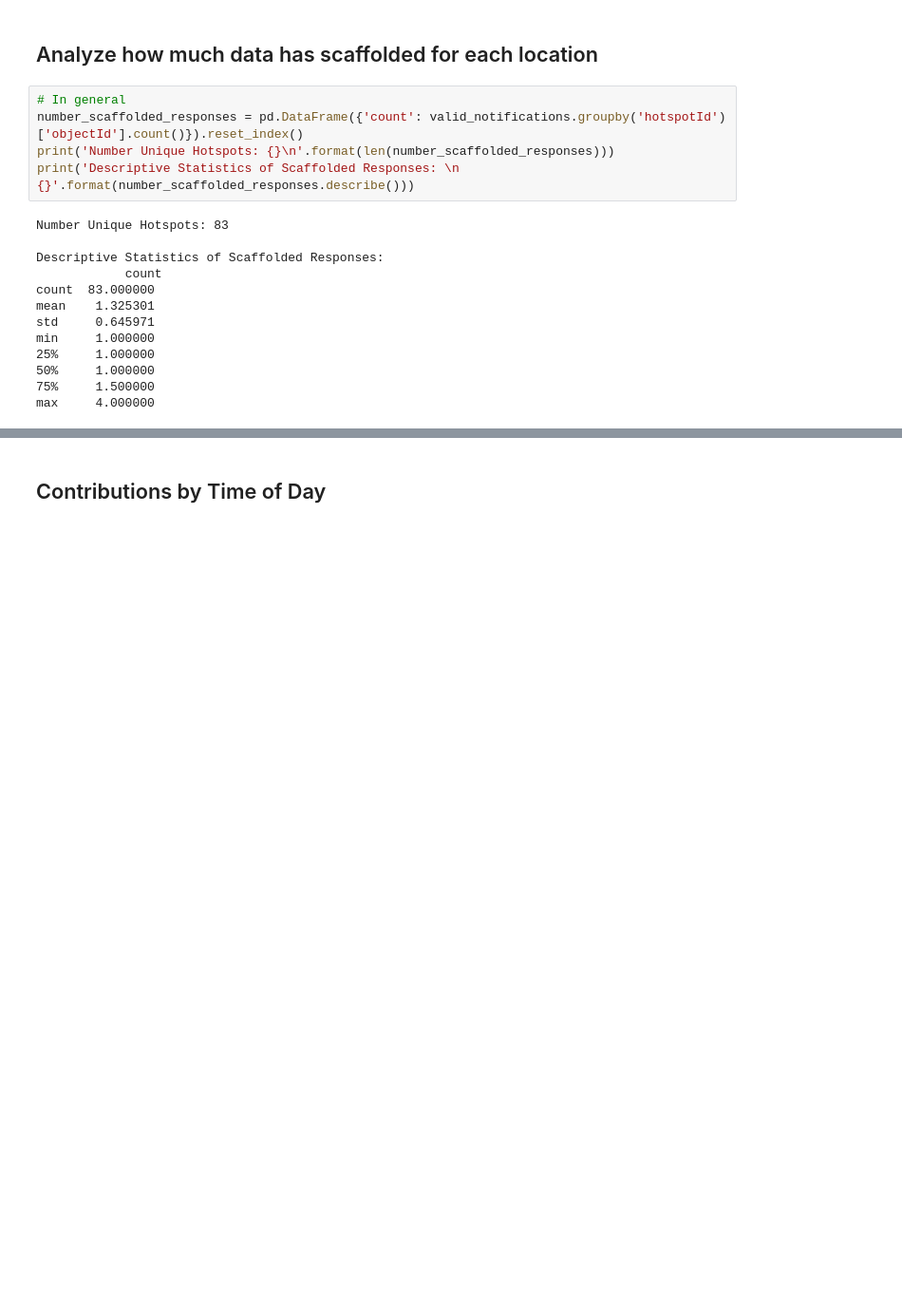
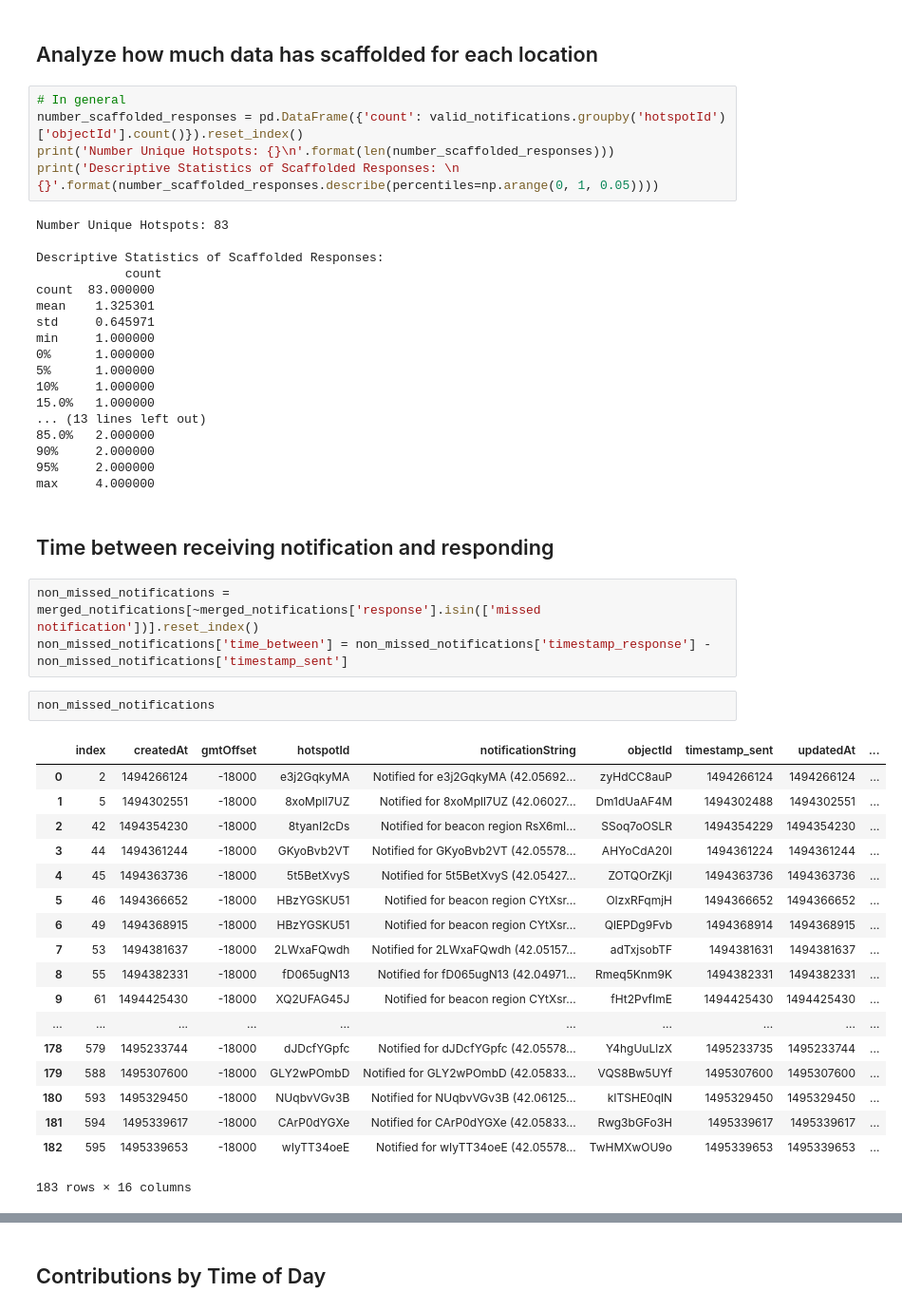
Before and after one commit to NUDelta/les-study-analysis, a Jupyter notebook: explore-study-analysis.ipynb, the cells around one changed output, grey strips where cells are left out. Shown at 95% size. Saved outputs shown, nothing was run; the diff lists cells and outputs as text; blank space fills up the shorter version.

Commit message:
time between analysis

```diff
--- a/explore-study-analysis.ipynb
+++ b/explore-study-analysis.ipynb
@@ -335,7 +339,7 @@ Valid Responses by Location:
 # In general
 number_scaffolded_responses = pd.DataFrame({'count': valid_notifications.groupby('hotspotId')['objectId'].count()}).reset_index()
 print('Number Unique Hotspots: {}\n'.format(len(number_scaffolded_responses)))
-print('Descriptive Statistics of Scaffolded Responses: \n {}'.format(number_scaffolded_responses.describe()))
+print('Descriptive Statistics of Scaffolded Responses: \n {}'.format(number_scaffolded_responses.describe(percentiles=np.arange(0, 1, 0.05))))
 # %% [output]
 Number Unique Hotspots: 83
 
@@ -345,7 +349,38 @@ count  83.000000
 mean    1.325301
 std     0.645971
 min     1.000000
-25%     1.000000
-50%     1.000000
-75%     1.500000
+0%      1.000000
+5%      1.000000
+10%     1.000000
+15.0%   1.000000
+... (13 lines left out)
+85.0%   2.000000
+90%     2.000000
+95%     2.000000
 max     4.000000
+# %% [markdown]
+## Time between receiving notification and responding
+# %%
+non_missed_notifications = merged_notifications[~merged_notifications['response'].isin(['missed notification'])].reset_index()
+non_missed_notifications['time_between'] = non_missed_notifications['timestamp_response'] - non_missed_notifications['timestamp_sent']
+# %%
+non_missed_notifications
+# %% [output]
+|  | index | createdAt | gmtOffset | hotspotId | notificationString | objectId | timestamp_sent | updatedAt | ... |
+| 0 | 2 | 1494266124 | -18000 | e3j2GqkyMA | Notified for e3j2GqkyMA (42.05692... | zyHdCC8auP | 1494266124 | 1494266124 | ... |
+| 1 | 5 | 1494302551 | -18000 | 8xoMpll7UZ | Notified for 8xoMpll7UZ (42.06027... | Dm1dUaAF4M | 1494302488 | 1494302551 | ... |
+| 2 | 42 | 1494354230 | -18000 | 8tyanI2cDs | Notified for beacon region RsX6mI... | SSoq7oOSLR | 1494354229 | 1494354230 | ... |
+| 3 | 44 | 1494361244 | -18000 | GKyoBvb2VT | Notified for GKyoBvb2VT (42.05578... | AHYoCdA20I | 1494361224 | 1494361244 | ... |
+| 4 | 45 | 1494363736 | -18000 | 5t5BetXvyS | Notified for 5t5BetXvyS (42.05427... | ZOTQOrZKjI | 1494363736 | 1494363736 | ... |
+| 5 | 46 | 1494366652 | -18000 | HBzYGSKU51 | Notified for beacon region CYtXsr... | OIzxRFqmjH | 1494366652 | 1494366652 | ... |
+| 6 | 49 | 1494368915 | -18000 | HBzYGSKU51 | Notified for beacon region CYtXsr... | QlEPDg9Fvb | 1494368914 | 1494368915 | ... |
+| 7 | 53 | 1494381637 | -18000 | 2LWxaFQwdh | Notified for 2LWxaFQwdh (42.05157... | adTxjsobTF | 1494381631 | 1494381637 | ... |
+| 8 | 55 | 1494382331 | -18000 | fD065ugN13 | Notified for fD065ugN13 (42.04971... | Rmeq5Knm9K | 1494382331 | 1494382331 | ... |
+| 9 | 61 | 1494425430 | -18000 | XQ2UFAG45J | Notified for beacon region CYtXsr... | fHt2PvfImE | 1494425430 | 1494425430 | ... |
+| ... | ... | ... | ... | ... | ... | ... | ... | ... | ... |
+| 178 | 579 | 1495233744 | -18000 | dJDcfYGpfc | Notified for dJDcfYGpfc (42.05578... | Y4hgUuLlzX | 1495233735 | 1495233744 | ... |
+| 179 | 588 | 1495307600 | -18000 | GLY2wPOmbD | Notified for GLY2wPOmbD (42.05833... | VQS8Bw5UYf | 1495307600 | 1495307600 | ... |
+| 180 | 593 | 1495329450 | -18000 | NUqbvVGv3B | Notified for NUqbvVGv3B (42.06125... | kITSHE0qlN | 1495329450 | 1495329450 | ... |
+| 181 | 594 | 1495339617 | -18000 | CArP0dYGXe | Notified for CArP0dYGXe (42.05833... | Rwg3bGFo3H | 1495339617 | 1495339617 | ... |
+| 182 | 595 | 1495339653 | -18000 | wIyTT34oeE | Notified for wIyTT34oeE (42.05578... | TwHMXwOU9o | 1495339653 | 1495339653 | ... |
+183 rows × 16 columns
```
Also changed, not shown: parts of 13 cells of this notebook.
